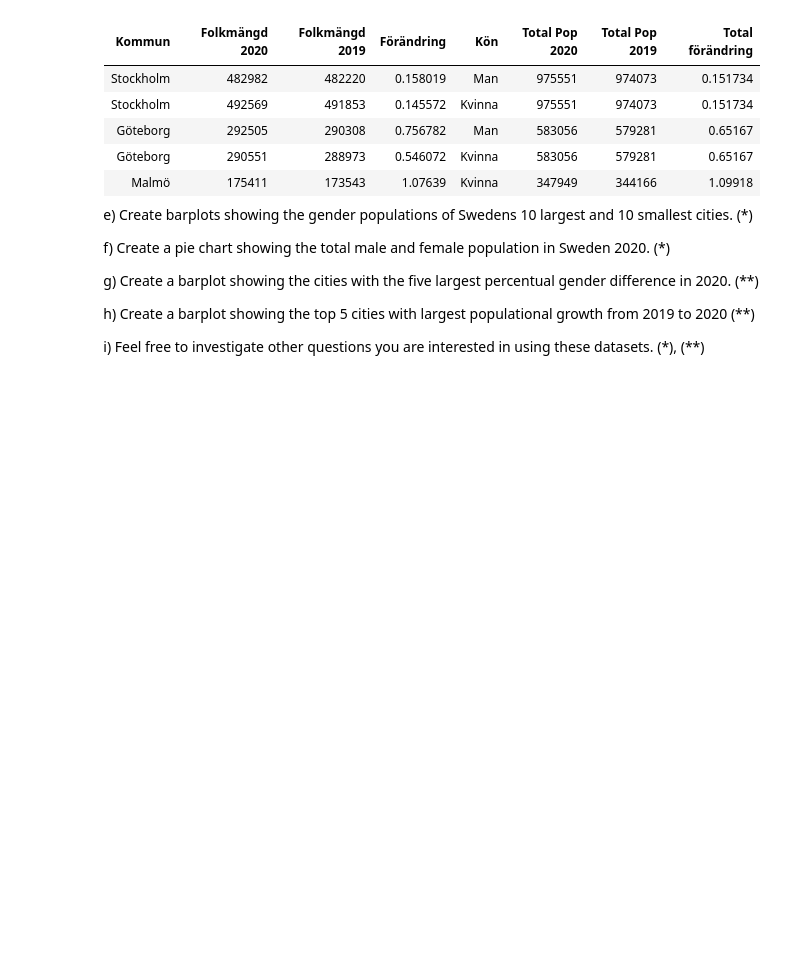
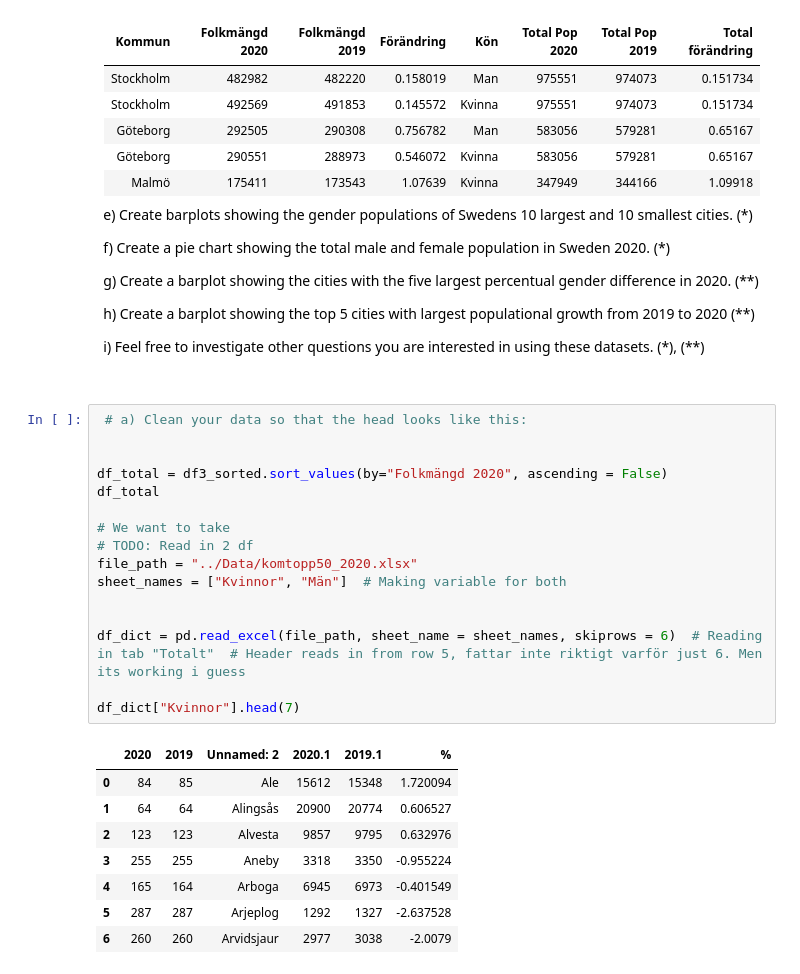
Before and after one commit to JoelOscarsson/Databehandling-JoelOscarsson, a Jupyter notebook: Assignments/L1-Pandas-b-syntax.ipynb, the cells around one changed output. Saved outputs shown, nothing was run; the diff lists cells and outputs as text; blank space fills up the shorter version.

```diff
--- a/Assignments/L1-Pandas-b-syntax.ipynb
+++ b/Assignments/L1-Pandas-b-syntax.ipynb
@@ -397,3 +383,28 @@ Female:
 &nbsp; i) Feel free to investigate other questions you are interested in using these datasets. (*), (**)
 
 <br/>
+# %%
+ # a) Clean your data so that the head looks like this:
+
+
+df_total = df3_sorted.sort_values(by="Folkmängd 2020", ascending = False)
+df_total
+
+# We want to take
+# TODO: Read in 2 df
+file_path = "../Data/komtopp50_2020.xlsx"
+sheet_names = ["Kvinnor", "Män"]  # Making variable for both
+
+
+df_dict = pd.read_excel(file_path, sheet_name = sheet_names, skiprows = 6)  # Reading in tab "Totalt"  # Header reads in from row 5, fattar inte riktigt varför just 6. Men its working i guess
+
+df_dict["Kvinnor"].head(7)
+# %% [output]
+|  | 2020 | 2019 | Unnamed: 2 | 2020.1 | 2019.1 | % |
+| 0 | 84 | 85 | Ale | 15612 | 15348 | 1.720094 |
+| 1 | 64 | 64 | Alingsås | 20900 | 20774 | 0.606527 |
+| 2 | 123 | 123 | Alvesta | 9857 | 9795 | 0.632976 |
+| 3 | 255 | 255 | Aneby | 3318 | 3350 | -0.955224 |
+| 4 | 165 | 164 | Arboga | 6945 | 6973 | -0.401549 |
+| 5 | 287 | 287 | Arjeplog | 1292 | 1327 | -2.637528 |
+| 6 | 260 | 260 | Arvidsjaur | 2977 | 3038 | -2.0079 |
```
Also changed, not shown: parts of 11 cells of this notebook.
